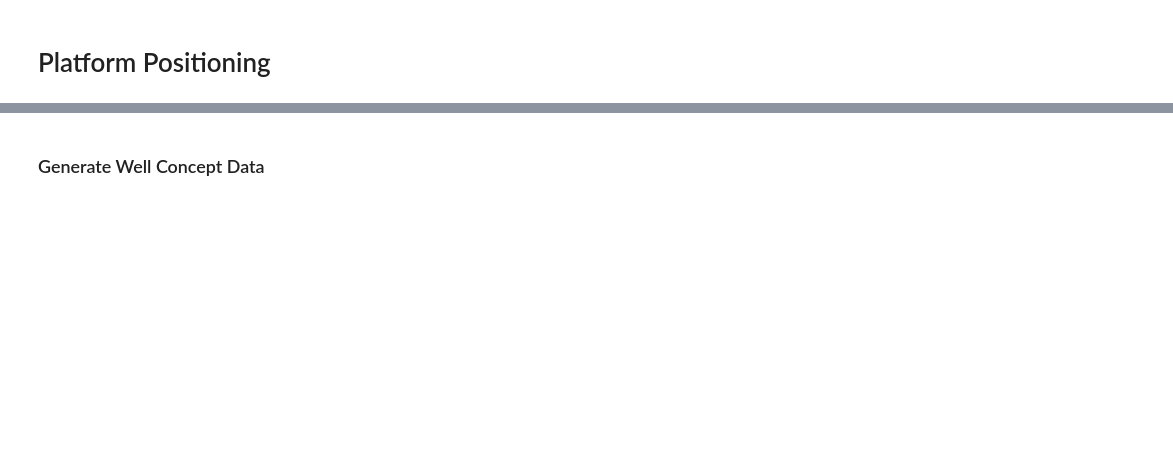
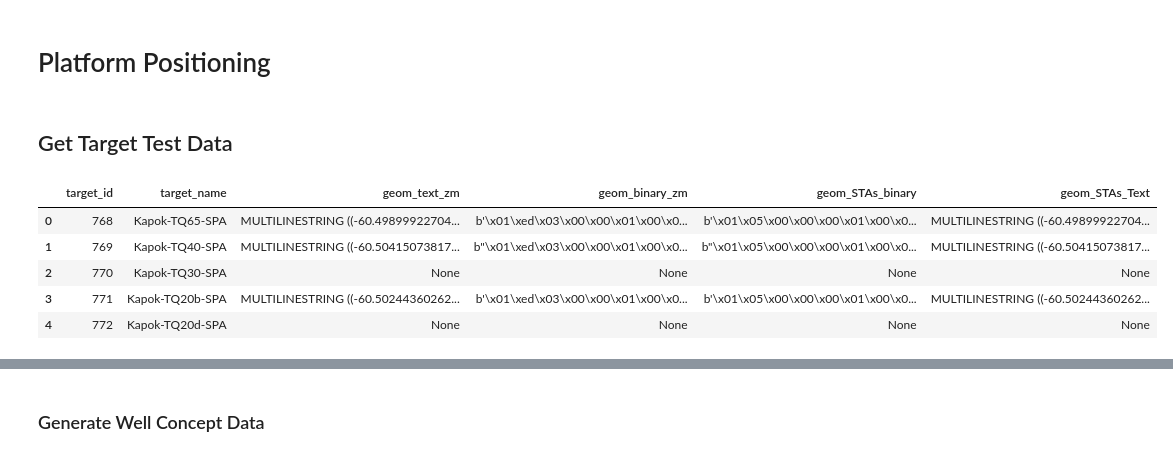
Before and after one commit to pri-bala/GeospatialPoC, a Jupyter notebook: v1-PlatformPositioning.ipynb, the cells around one changed output, grey strips where cells are left out. Cells and saved outputs as stored; diff of their text form; code cells hidden in the pictures; blank space fills up the shorter version.

```diff
--- a/v1-PlatformPositioning.ipynb
+++ b/v1-PlatformPositioning.ipynb
@@ -12,3 +12,19 @@ from ipywidgets import interact, interactive, fixed, interact_manual
 import ipywidgets as widgets
 
 from sklearn.metrics import euclidean_distances
+# %% [markdown]
+## Get Target Test Data
+# %%
+import geopandas as gpd
+import pickle
+with open('data/0_raw/TEST_TRIN_20191111', 'rb') as f:
+    df_target = pickle.load(f)
+
+df_target.head()
+# %% [output]
+|  | target_id | target_name | geom_text_zm | geom_binary_zm | geom_STAs_binary | geom_STAs_Text |
+| 0 | 768 | Kapok-TQ65-SPA | MULTILINESTRING ((-60.49899922704... | b'\x01\xed\x03\x00\x00\x01\x00\x0... | b'\x01\x05\x00\x00\x00\x01\x00\x0... | MULTILINESTRING ((-60.49899922704... |
+| 1 | 769 | Kapok-TQ40-SPA | MULTILINESTRING ((-60.50415073817... | b"\x01\xed\x03\x00\x00\x01\x00\x0... | b"\x01\x05\x00\x00\x00\x01\x00\x0... | MULTILINESTRING ((-60.50415073817... |
+| 2 | 770 | Kapok-TQ30-SPA | None | None | None | None |
+| 3 | 771 | Kapok-TQ20b-SPA | MULTILINESTRING ((-60.50244360262... | b'\x01\xed\x03\x00\x00\x01\x00\x0... | b'\x01\x05\x00\x00\x00\x01\x00\x0... | MULTILINESTRING ((-60.50244360262... |
+| 4 | 772 | Kapok-TQ20d-SPA | None | None | None | None |
```
Also changed, not shown: parts of 22 cells of this notebook.
